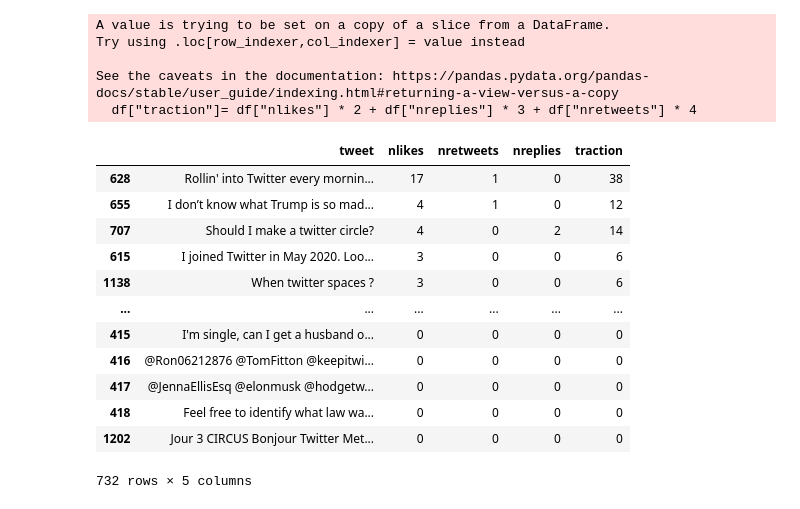
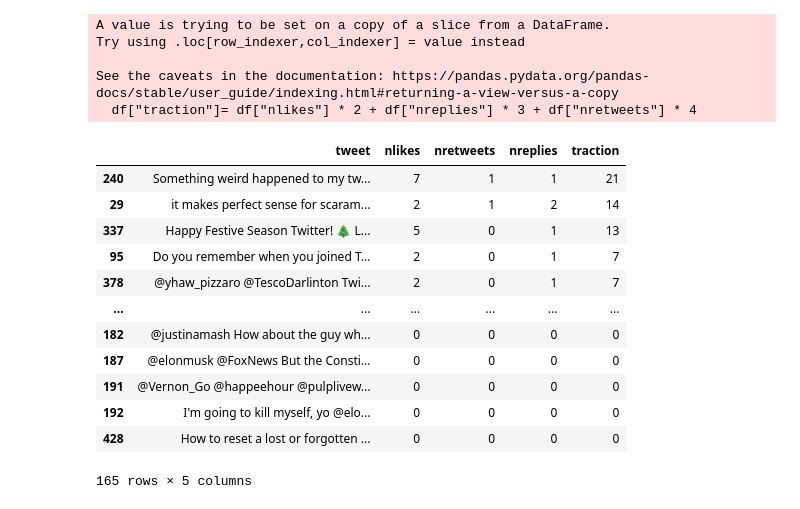
Before and after one commit to yenn01/fyp_tarumt, a Jupyter notebook: playground.ipynb, the cells around one changed output. Saved outputs shown, nothing was run; the diff lists cells and outputs as text; code cells hidden in the pictures.

```diff
--- a/playground.ipynb
+++ b/playground.ipynb
@@ -20,0 +66,9 @@ Some weights of the model checkpoint at cardiffnlp/twitter-roberta-base-sentimen
+# %%
+import difflib
+
+dupe_df = None
+def dedupe(df,threshold=0.85):
+    dupe = df.tweet.apply(lambda row: difflib.get_close_matches(row, list(df[df.tweet!=row].tweet), cutoff = threshold))
+    df_dupes = dupe[dupe.astype(bool)]
+    df_deduped = df.drop(df_dupes.index,axis=0)
+    return df_deduped,df_dupes
@@ -23,13 +117,9 @@ import twint
 import nest_asyncio
 nest_asyncio.apply()
 
-from transformers import pipeline
-model = "siebert/sentiment-roberta-large-english"
-analysis = pipeline(task="sentiment-analysis",model=model)
-
 # Configure
 c = twint.Config()
-c.Search = "TWitter"
+c.Search = "Twitter"
 c.Limit = 200
 c.Lang = "en"
 c.Pandas = True
@@ -42,16 +132,22 @@ Tweets_df = twint.storage.panda.Tweets_df
 en_df = Tweets_df.query("language == 'en'")
 print("Length of tweets in English: " + str(len(en_df)))
 
-#Drop rows that are duplicated and from the same user
-en_df.drop_duplicates(subset=['tweet','user_id'])
+
+#en_df.drop_duplicates(subset=['tweet'])
+
+#de_df,dupe_df = dedupe_partially_vectorized(en_df)
+#Drop rows that are very similar to prevent spam that may affect results
+de_df,dupe_df = dedupe(en_df)
 
 #Only select columns that are used
-df = en_df[["tweet", "nlikes","nretweets","nreplies"]]
+df = de_df[["tweet", "nlikes","nretweets","nreplies"]]
+
+
 
 #Calculate traction of tweet
 df["traction"]= df["nlikes"] * 2 + df["nreplies"] * 3 + df["nretweets"] * 4
 
 #Sorts the dataframe according to the most number of likes
-sorted = df.sort_values(by=['traction'], ascending=False)
-sorted
+sorted_df = df.sort_values(by=['traction'], ascending=False)
+sorted_df
 # %% [output]
@@ -75,18 +171,18 @@ Length of tweets in English: 732
 A value is trying to be set on a copy of a slice from a DataFrame.
 Try using .loc[row_indexer,col_indexer] = value instead
 
 See the caveats in the documentation: https://pandas.pydata.org/pandas-docs/stable/user_guide/indexing.html#returning-a-view-versus-a-copy
   df["traction"]= df["nlikes"] * 2 + df["nreplies"] * 3 + df["nretweets"] * 4
 |  | tweet | nlikes | nretweets | nreplies | traction |
-| 628 | Rollin' into Twitter every mornin... | 17 | 1 | 0 | 38 |
-| 655 | I don’t know what Trump is so mad... | 4 | 1 | 0 | 12 |
-| 707 | Should I make a twitter circle? | 4 | 0 | 2 | 14 |
-| 615 | I joined Twitter in May 2020. Loo... | 3 | 0 | 0 | 6 |
-| 1138 | When twitter spaces ? | 3 | 0 | 0 | 6 |
+| 240 | Something weird happened to my tw... | 7 | 1 | 1 | 21 |
+| 29 | it makes perfect sense for scaram... | 2 | 1 | 2 | 14 |
+| 337 | Happy Festive Season Twitter! 🎄 L... | 5 | 0 | 1 | 13 |
+| 95 | Do you remember when you joined T... | 2 | 0 | 1 | 7 |
+| 378 | @yhaw_pizzaro @TescoDarlinton Twi... | 2 | 0 | 1 | 7 |
 | ... | ... | ... | ... | ... | ... |
-| 415 | I'm single, can I get a husband o... | 0 | 0 | 0 | 0 |
-| 416 | @Ron06212876 @TomFitton @keepitwi... | 0 | 0 | 0 | 0 |
-| 417 | @JennaEllisEsq @elonmusk @hodgetw... | 0 | 0 | 0 | 0 |
-| 418 | Feel free to identify what law wa... | 0 | 0 | 0 | 0 |
-| 1202 | Jour 3 CIRCUS Bonjour Twitter Met... | 0 | 0 | 0 | 0 |
+| 182 | @justinamash How about the guy wh... | 0 | 0 | 0 | 0 |
+| 187 | @elonmusk @FoxNews But the Consti... | 0 | 0 | 0 | 0 |
+| 191 | @Vernon_Go @happeehour @pulplivew... | 0 | 0 | 0 | 0 |
+| 192 | I'm going to kill myself, yo @elo... | 0 | 0 | 0 | 0 |
+| 428 | How to reset a lost or forgotten ... | 0 | 0 | 0 | 0 |
-732 rows × 5 columns
+165 rows × 5 columns
```
Also changed, not shown: parts of 12 cells of this notebook, 7 other files.
